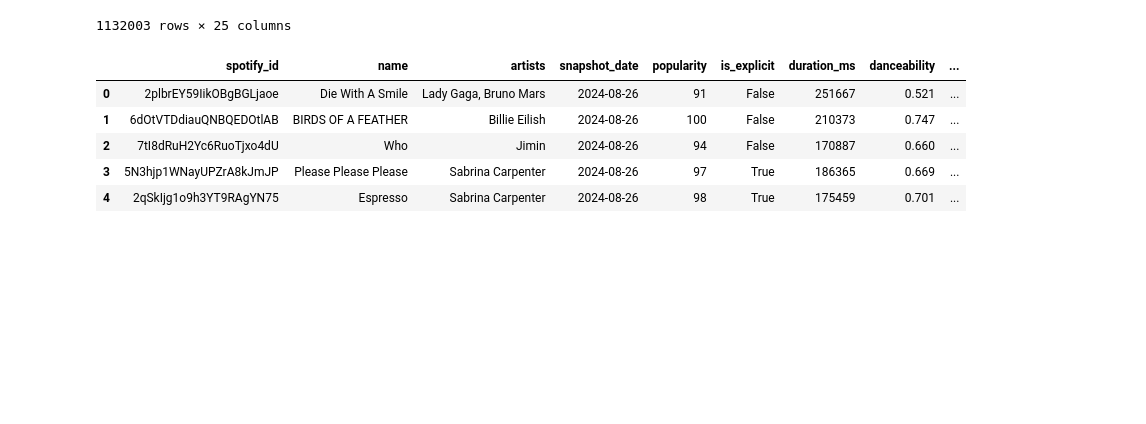
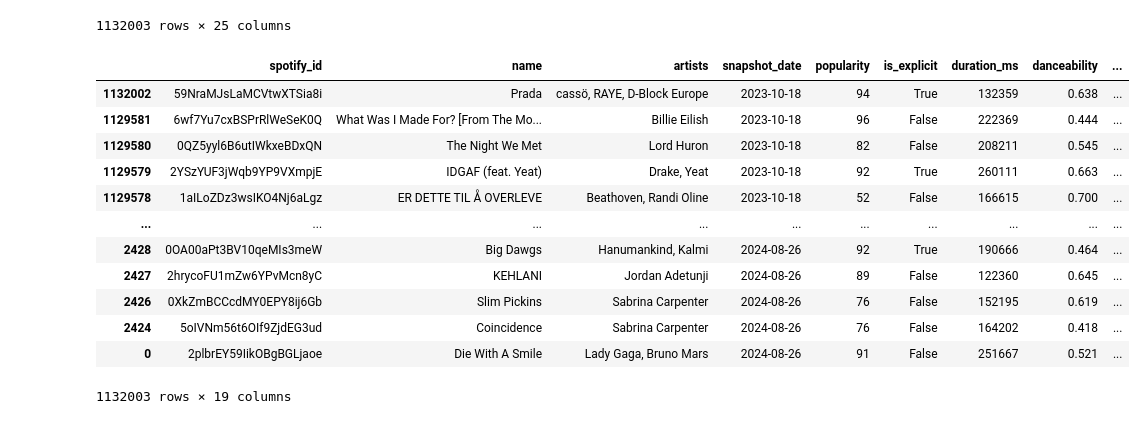
Before and after one commit to rhoai-mlops/jukebox, a Jupyter notebook: 99-data_prep/generate_datasets.ipynb, the cells around one changed output. Cells and saved outputs as stored; diff of their text form; code cells hidden in the pictures; blank space fills up the shorter version.

Commit message:
Oldest values first

```diff
--- a/99-data_prep/generate_datasets.ipynb
+++ b/99-data_prep/generate_datasets.ipynb
@@ -23,13 +23,21 @@ data
 # %%
 data_song_properties = data.drop(["daily_rank", "daily_movement", "weekly_movement", "country", "album_name", "album_release_date"], axis=1)
 data_song_properties["snapshot_date"] = data_song_properties["snapshot_date"].apply(lambda x: datetime.strptime(x, '%Y-%m-%d'))
-data_song_properties.head()
+data_song_properties = data_song_properties.sort_values(by="snapshot_date", ascending=True)
+data_song_properties
 # %% [output]
 |  | spotify_id | name | artists | snapshot_date | popularity | is_explicit | duration_ms | danceability | ... |
+| 1132002 | 59NraMJsLaMCVtwXTSia8i | Prada | cassö, RAYE, D-Block Europe | 2023-10-18 | 94 | True | 132359 | 0.638 | ... |
+| 1129581 | 6wf7Yu7cxBSPrRlWeSeK0Q | What Was I Made For? [From The Mo... | Billie Eilish | 2023-10-18 | 96 | False | 222369 | 0.444 | ... |
+| 1129580 | 0QZ5yyl6B6utIWkxeBDxQN | The Night We Met | Lord Huron | 2023-10-18 | 82 | False | 208211 | 0.545 | ... |
+| 1129579 | 2YSzYUF3jWqb9YP9VXmpjE | IDGAF (feat. Yeat) | Drake, Yeat | 2023-10-18 | 92 | True | 260111 | 0.663 | ... |
+| 1129578 | 1aILoZDz3wsIKO4Nj6aLgz | ER DETTE TIL Å OVERLEVE | Beathoven, Randi Oline | 2023-10-18 | 52 | False | 166615 | 0.700 | ... |
+| ... | ... | ... | ... | ... | ... | ... | ... | ... | ... |
+| 2428 | 0OA00aPt3BV10qeMIs3meW | Big Dawgs | Hanumankind, Kalmi | 2024-08-26 | 92 | True | 190666 | 0.464 | ... |
+| 2427 | 2hrycoFU1mZw6YPvMcn8yC | KEHLANI | Jordan Adetunji | 2024-08-26 | 89 | False | 122360 | 0.645 | ... |
+| 2426 | 0XkZmBCCcdMY0EPY8ij6Gb | Slim Pickins | Sabrina Carpenter | 2024-08-26 | 76 | False | 152195 | 0.619 | ... |
+| 2424 | 5oIVNm56t6OIf9ZjdEG3ud | Coincidence | Sabrina Carpenter | 2024-08-26 | 76 | False | 164202 | 0.418 | ... |
 | 0 | 2plbrEY59IikOBgBGLjaoe | Die With A Smile | Lady Gaga, Bruno Mars | 2024-08-26 | 91 | False | 251667 | 0.521 | ... |
-| 1 | 6dOtVTDdiauQNBQEDOtlAB | BIRDS OF A FEATHER | Billie Eilish | 2024-08-26 | 100 | False | 210373 | 0.747 | ... |
-| 2 | 7tI8dRuH2Yc6RuoTjxo4dU | Who | Jimin | 2024-08-26 | 94 | False | 170887 | 0.660 | ... |
-| 3 | 5N3hjp1WNayUPZrA8kJmJP | Please Please Please | Sabrina Carpenter | 2024-08-26 | 97 | True | 186365 | 0.669 | ... |
-| 4 | 2qSkIjg1o9h3YT9RAgYN75 | Espresso | Sabrina Carpenter | 2024-08-26 | 98 | True | 175459 | 0.701 | ... |
+1132003 rows × 19 columns
 # %%
 data_song_properties_latest = data_song_properties.drop_duplicates(subset=['spotify_id'], keep='first')
```
Also changed, not shown: parts of 3 cells of this notebook, 1 other file.
